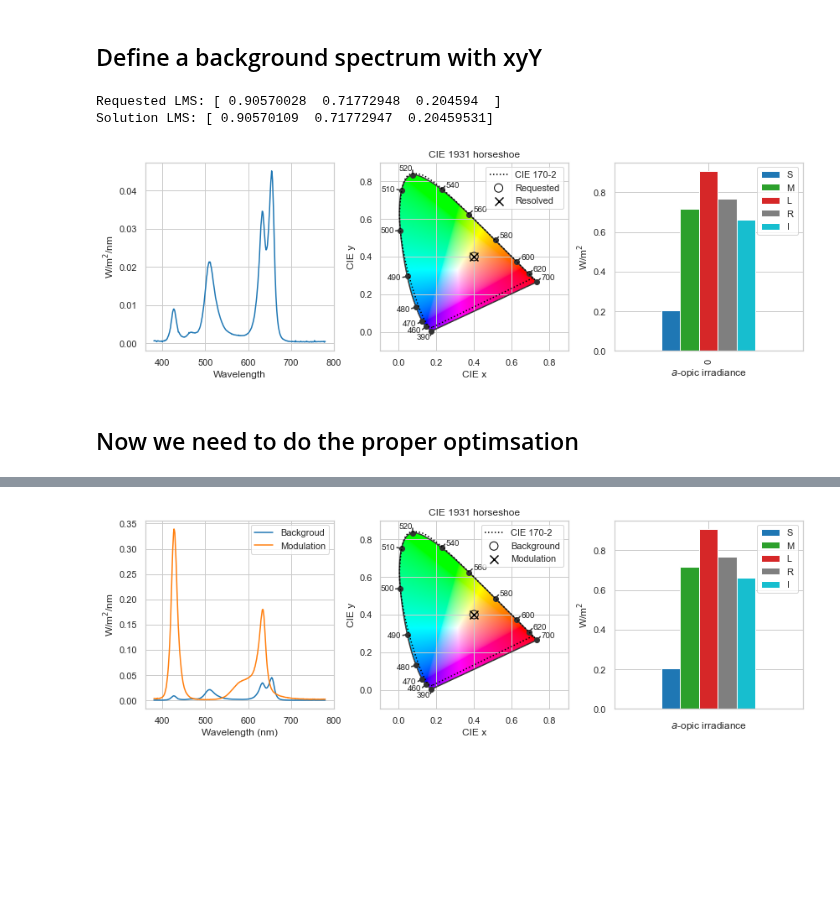
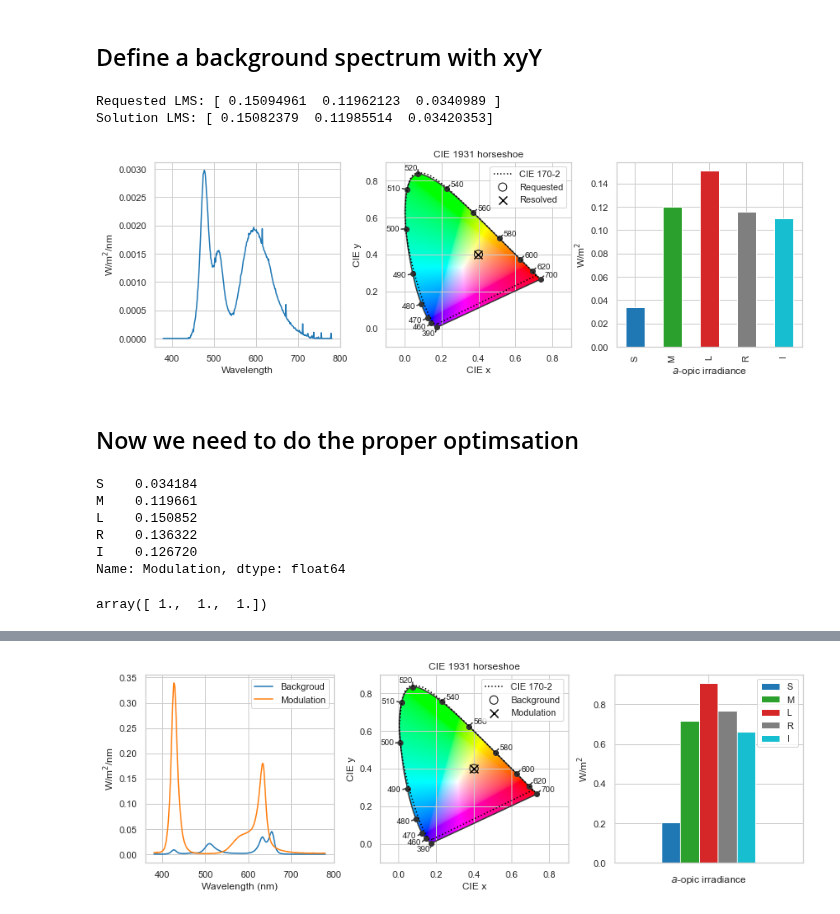
Before and after one commit to PySilentSubstitution/pysilsub, a Jupyter notebook: notebooks/silent_substitution_example.ipynb, the cells around one changed output, grey strips where cells are left out. Cells and saved outputs as stored; diff of their text form; code cells hidden in the pictures; blank space fills up the shorter version.

Commit message:
refine device and silentsub modules /JTM

```diff
--- a/notebooks/silent_substitution_example.ipynb
+++ b/notebooks/silent_substitution_example.ipynb
@@ -46,7 +46,7 @@ Instantiate `SilentSubstitution` class, which inherits from `silentsub.device.St
 colors = ['blueviolet', 'royalblue', 'darkblue', 'blue', 'cyan',
           'green', 'lime', 'orange', 'red', 'darkred']
 
-ss = SilentSubstitution(
+ss = SilentSubstitutionDevice(
     resolutions=[4095]*10,
     colors=colors,
     spds=spds,
@@ -63,45 +63,55 @@ Define a background spectrum with xyY
 -------------------------------------
 # %%
 # Orange background of 600 lx
-requested_xyY = [.4, .4, 600.]
+requested_xyY = [.4, .4, 100.]
 
 # Find the spectrum
-result = ss.find_background_spectrum(requested_xyY)
+result = ss.find_xyY(requested_xyY)
 
 # Get the LMS of solution and print
 requested_lms = xyY_to_LMS(requested_xyY)
-solution_lms = ss.predict_multiprimary_aopic(result.x)[['L','M','S']].values[0]
-print(f'Requested LMS: {requested_lms}')
-print(f'Solution LMS: {solution_lms}')
+solution_lms = ss.predict_multiprimary_aopic(result.x)[['L','M','S']].values
 
 # Plot
 f, axs = stim_plot()
 
 # Plot the spectrum
 ss.predict_multiprimary_spd(result.x).T.plot(ax=axs[0], legend=False)
 
-# Plot solution on horseshoe
+# Plot solution on horseshoe (is this even helpful?)
 solution_xyY = LMS_to_xyY(solution_lms)
 axs[1].scatter(x=requested_xyY[0],
                y=requested_xyY[1],
                s=100, marker='o',
                facecolors='none',
                edgecolors='k',
                label='Requested')
 axs[1].scatter(x=solution_xyY[0],
                y=solution_xyY[1],
                s=100, c='k',
                marker='x',
                label='Resolved')
 axs[1].legend()
 
+
 # Plot aopic irradiances
-device_ao = ss.predict_multiprimary_aopic(result.x)
-device_ao.plot(kind='bar', color=ss.aopic_colors, ax=axs[2]);
+device_ao = ss.predict_multiprimary_aopic(result.x, 'Background')
+colors = [val[1] for val in ss.aopic_colors.items()]
+device_ao.plot(kind='bar', color=colors, ax=axs[2]);
 # %% [output]
-Requested LMS: [ 0.90570028  0.71772948  0.204594  ]
-Solution LMS: [ 0.90570109  0.71772947  0.20459531]
+Requested LMS: [ 0.15094961  0.11962123  0.0340989 ]
+Solution LMS: [ 0.15082379  0.11985514  0.03420353]
-[figure, old version]
+[figure, new version]
 # %% [markdown]
 Now we need to do the proper optimsation
 ----------------------------------------
+# %%
+bg, mod = ss.smlri_calculator(result.x)
+mod
+# %% [output]
+S    0.034184
+M    0.119661
+L    0.150852
+R    0.136322
+I    0.126720
+Name: Modulation, dtype: float64
@@ -108 +122,5 @@ Now we need to do the proper optimsation
+# %%
+vals.values
+# %% [output]
+array([ 1.,  1.,  1.])
 # %%
```
Also changed, not shown: parts of 4 cells of this notebook, 15 other files.
